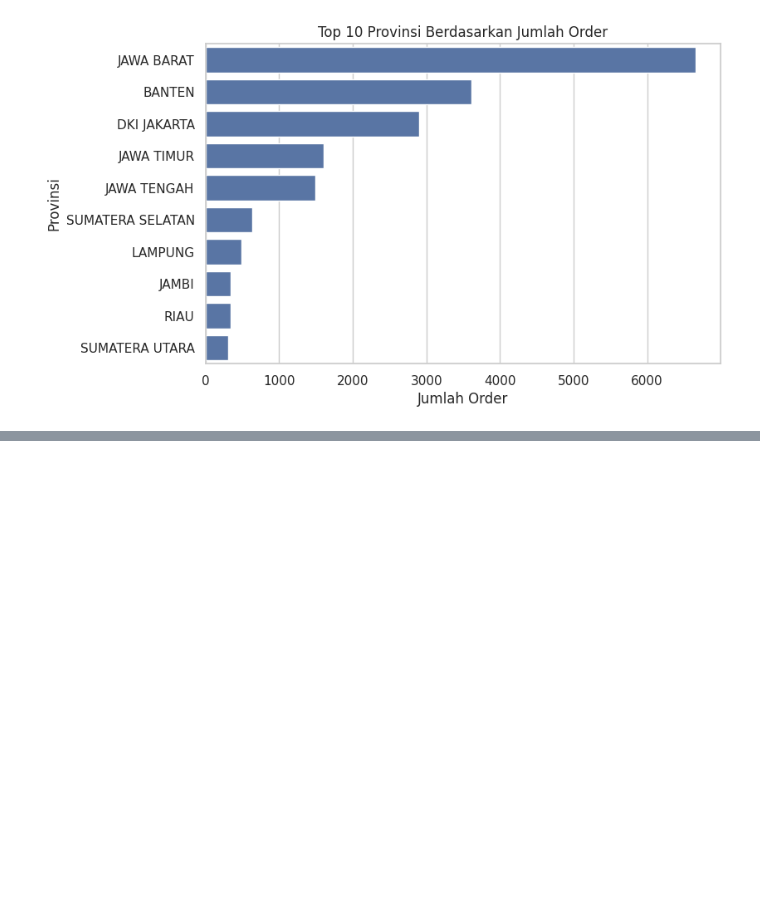
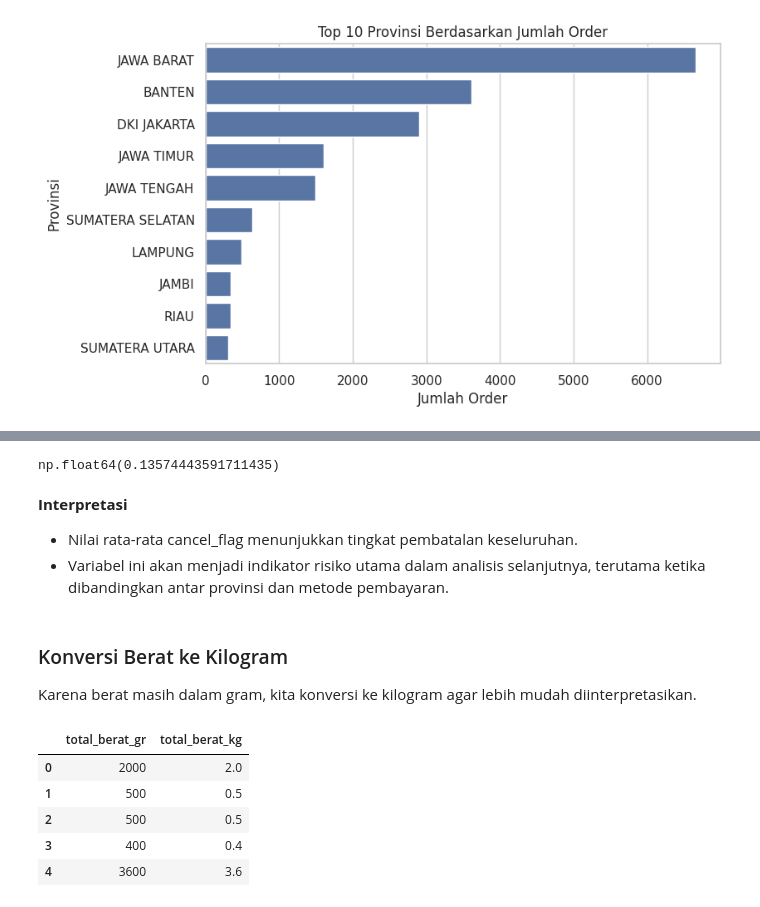
Before and after one commit to AlvitoDwiP/operasional_ecommers_indo, a Jupyter notebook: notebooks/01_analysis.ipynb, the cells around one changed output, grey strips where cells are left out. Cells and saved outputs as stored; diff of their text form; code cells hidden in the pictures; blank space fills up the shorter version.

```diff
--- a/notebooks/01_analysis.ipynb
+++ b/notebooks/01_analysis.ipynb
@@ -194,0 +300,28 @@ plt.show()
+# %%
+df["cancel_flag"] = np.where(
+    df["status_pesanan"].str.lower() == "batal",
+    1,
+    0
+)
+
+df["cancel_flag"].mean()
+# %% [output]
+np.float64(0.13574443591711435)
+# %% [markdown]
+**Interpretasi**
+- Nilai rata-rata cancel_flag menunjukkan tingkat pembatalan keseluruhan.
+- Variabel ini akan menjadi indikator risiko utama dalam analisis selanjutnya, terutama ketika dibandingkan antar provinsi dan metode pembayaran.
+# %% [markdown]
+### Konversi Berat ke Kilogram
+Karena berat masih dalam gram, kita konversi ke kilogram agar lebih mudah diinterpretasikan.
+# %%
+df["total_berat_kg"] = df["total_berat_gr"] / 1000
+
+df[["total_berat_gr", "total_berat_kg"]].head()
+# %% [output]
+|  | total_berat_gr | total_berat_kg |
+| 0 | 2000 | 2.0 |
+| 1 | 500 | 0.5 |
+| 2 | 500 | 0.5 |
+| 3 | 400 | 0.4 |
+| 4 | 3600 | 3.6 |
```
Also changed, not shown: parts of 25 cells of this notebook.
